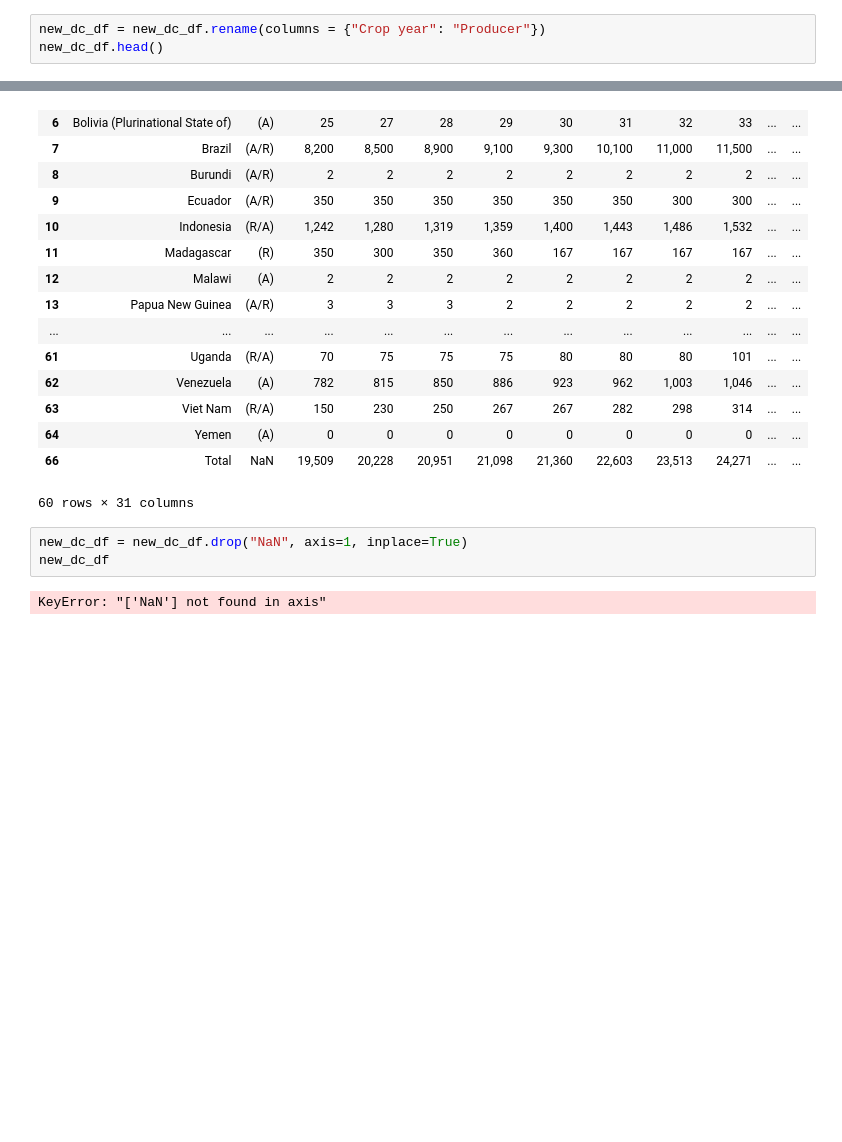
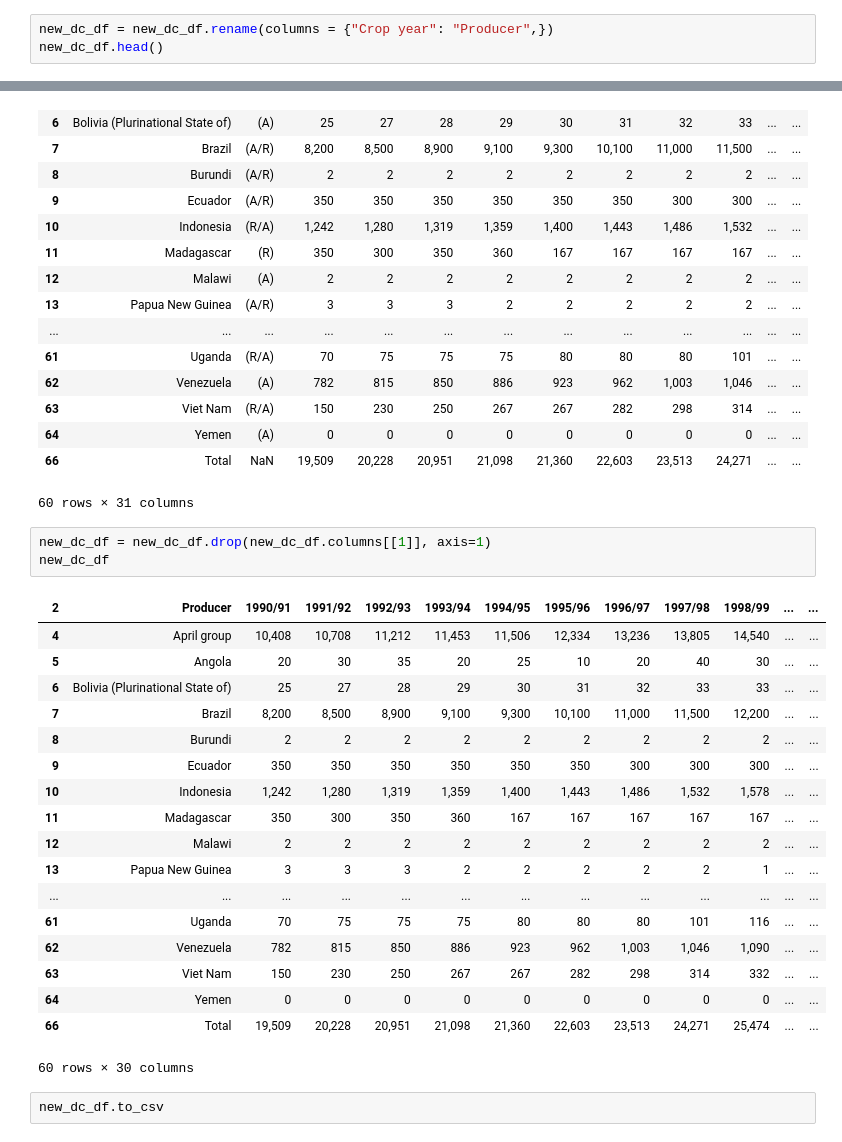
Before and after one commit to dmar0726/ETL-Project, a Jupyter notebook: ico-data/domestic_consumption_ico_clean.ipynb, the cells around one changed output, grey strips where cells are left out. Saved outputs shown, nothing was run; the diff lists cells and outputs as text; blank space fills up the shorter version.

```diff
--- a/ico-data/domestic_consumption_ico_clean.ipynb
+++ b/ico-data/domestic_consumption_ico_clean.ipynb
@@ -88,7 +88,7 @@ new_dc_df.reset_index(drop=True)
 | 59 | Total | NaN | 19,509 | 20,228 | 20,951 | 21,098 | 21,360 | 22,603 | 23,513 | 24,271 | ... | ... |
 60 rows × 31 columns
 # %%
-new_dc_df = new_dc_df.rename(columns = {"Crop year": "Producer"})
+new_dc_df = new_dc_df.rename(columns = {"Crop year": "Producer",})
 new_dc_df.head()
 # %% [output]
 | 2 | Producer | NaN | 1990/91 | 1991/92 | 1992/93 | 1993/94 | 1994/95 | 1995/96 | 1996/97 | 1997/98 | ... | ... |
@@ -121,7 +121,26 @@ new_dc_df
 | 66 | Total | NaN | 19,509 | 20,228 | 20,951 | 21,098 | 21,360 | 22,603 | 23,513 | 24,271 | ... | ... |
 60 rows × 31 columns
 # %%
-new_dc_df = new_dc_df.drop("NaN", axis=1, inplace=True)
+new_dc_df = new_dc_df.drop(new_dc_df.columns[[1]], axis=1)
 new_dc_df
 # %% [output]
+| 2 | Producer | 1990/91 | 1991/92 | 1992/93 | 1993/94 | 1994/95 | 1995/96 | 1996/97 | 1997/98 | 1998/99 | ... | ... |
+| 4 | April group | 10,408 | 10,708 | 11,212 | 11,453 | 11,506 | 12,334 | 13,236 | 13,805 | 14,540 | ... | ... |
+| 5 | Angola | 20 | 30 | 35 | 20 | 25 | 10 | 20 | 40 | 30 | ... | ... |
+| 6 | Bolivia (Plurinational State of) | 25 | 27 | 28 | 29 | 30 | 31 | 32 | 33 | 33 | ... | ... |
+| 7 | Brazil | 8,200 | 8,500 | 8,900 | 9,100 | 9,300 | 10,100 | 11,000 | 11,500 | 12,200 | ... | ... |
+| 8 | Burundi | 2 | 2 | 2 | 2 | 2 | 2 | 2 | 2 | 2 | ... | ... |
+| 9 | Ecuador | 350 | 350 | 350 | 350 | 350 | 350 | 300 | 300 | 300 | ... | ... |
+| 10 | Indonesia | 1,242 | 1,280 | 1,319 | 1,359 | 1,400 | 1,443 | 1,486 | 1,532 | 1,578 | ... | ... |
+| 11 | Madagascar | 350 | 300 | 350 | 360 | 167 | 167 | 167 | 167 | 167 | ... | ... |
+| 12 | Malawi | 2 | 2 | 2 | 2 | 2 | 2 | 2 | 2 | 2 | ... | ... |
+| 13 | Papua New Guinea | 3 | 3 | 3 | 2 | 2 | 2 | 2 | 2 | 1 | ... | ... |
+| ... | ... | ... | ... | ... | ... | ... | ... | ... | ... | ... | ... | ... |
+| 61 | Uganda | 70 | 75 | 75 | 75 | 80 | 80 | 80 | 101 | 116 | ... | ... |
+| 62 | Venezuela | 782 | 815 | 850 | 886 | 923 | 962 | 1,003 | 1,046 | 1,090 | ... | ... |
+| 63 | Viet Nam | 150 | 230 | 250 | 267 | 267 | 282 | 298 | 314 | 332 | ... | ... |
+| 64 | Yemen | 0 | 0 | 0 | 0 | 0 | 0 | 0 | 0 | 0 | ... | ... |
+| 66 | Total | 19,509 | 20,228 | 20,951 | 21,098 | 21,360 | 22,603 | 23,513 | 24,271 | 25,474 | ... | ... |
-KeyError: "['NaN'] not found in axis"
+60 rows × 30 columns
+# %%
+new_dc_df.to_csv
```
Also changed, not shown: 1 other file.
